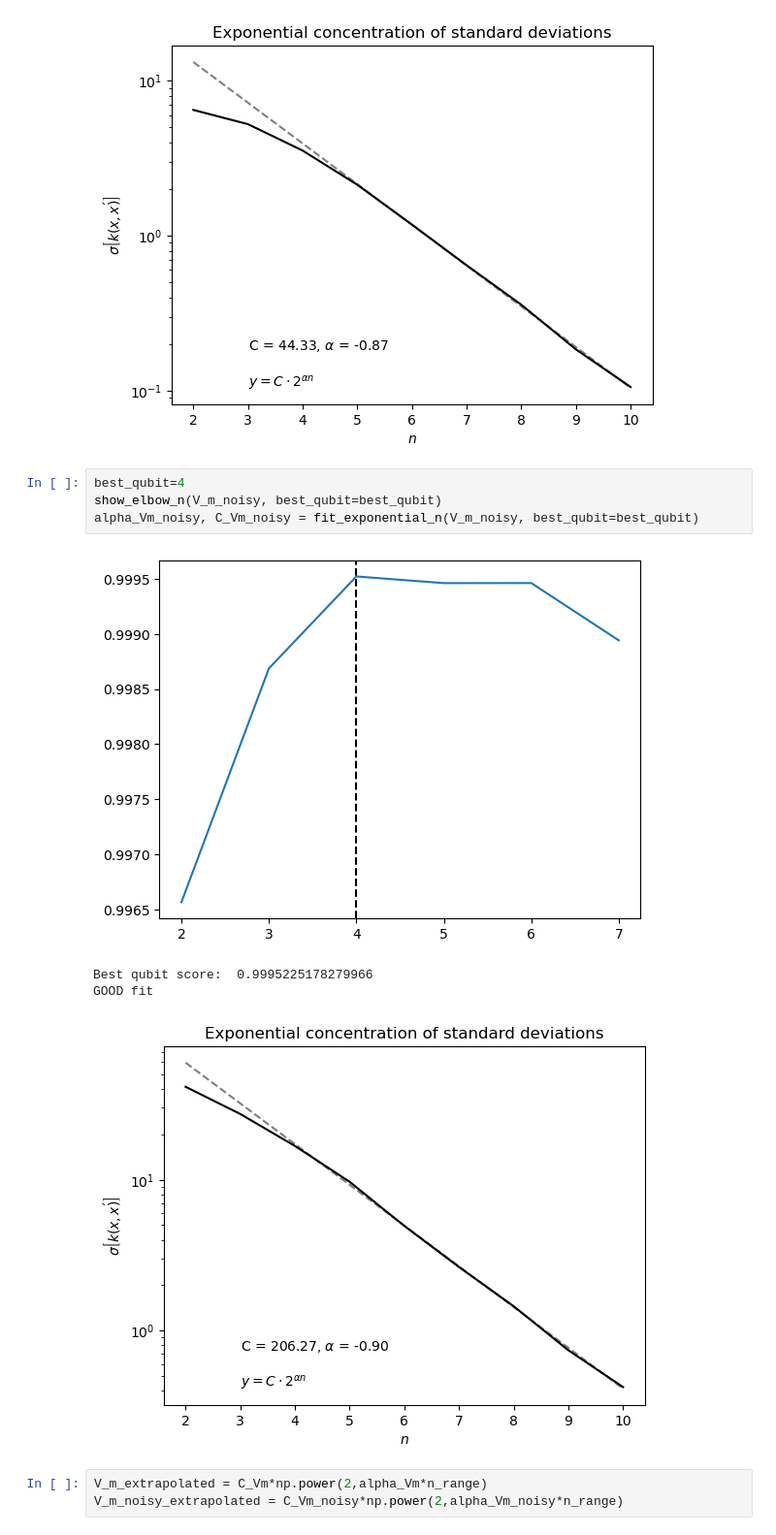
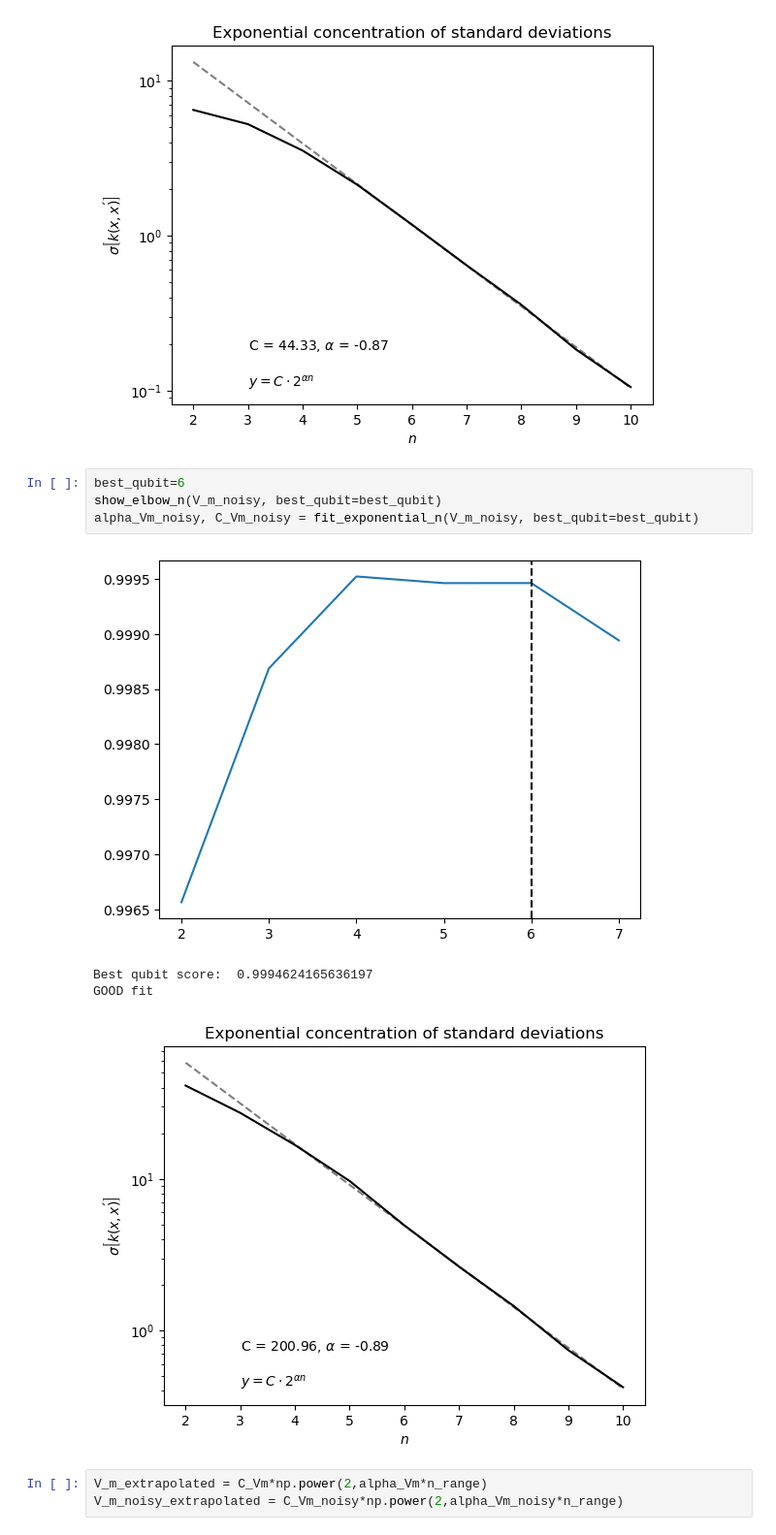
Before and after one commit to Quantum-Cosmos-Lab/ISoQAEtNoSiQKM, a Jupyter notebook: QRE_analysis_sonar_ZZ6.ipynb, the cells around one changed output. Shown: that part at 97% size. Saved outputs shown, nothing was run; the diff lists cells and outputs as text.

```diff
--- a/QRE_analysis_sonar_ZZ6.ipynb
+++ b/QRE_analysis_sonar_ZZ6.ipynb
@@ -264,12 +246,12 @@ Best qubit score:  0.9996767202810551
 GOOD fit
 [figure]
 # %%
-best_qubit=4
+best_qubit=6
 show_elbow_n(V_m_noisy, best_qubit=best_qubit)
 alpha_Vm_noisy, C_Vm_noisy = fit_exponential_n(V_m_noisy, best_qubit=best_qubit)
 # %% [output]
-[figure, old version]
+[figure, new version]
-Best qubit score:  0.9995225178279966
+Best qubit score:  0.9994624165636197
 GOOD fit
 [figure]
 # %%
```
Also changed, not shown: parts of 9 cells of this notebook, 16 other files.
